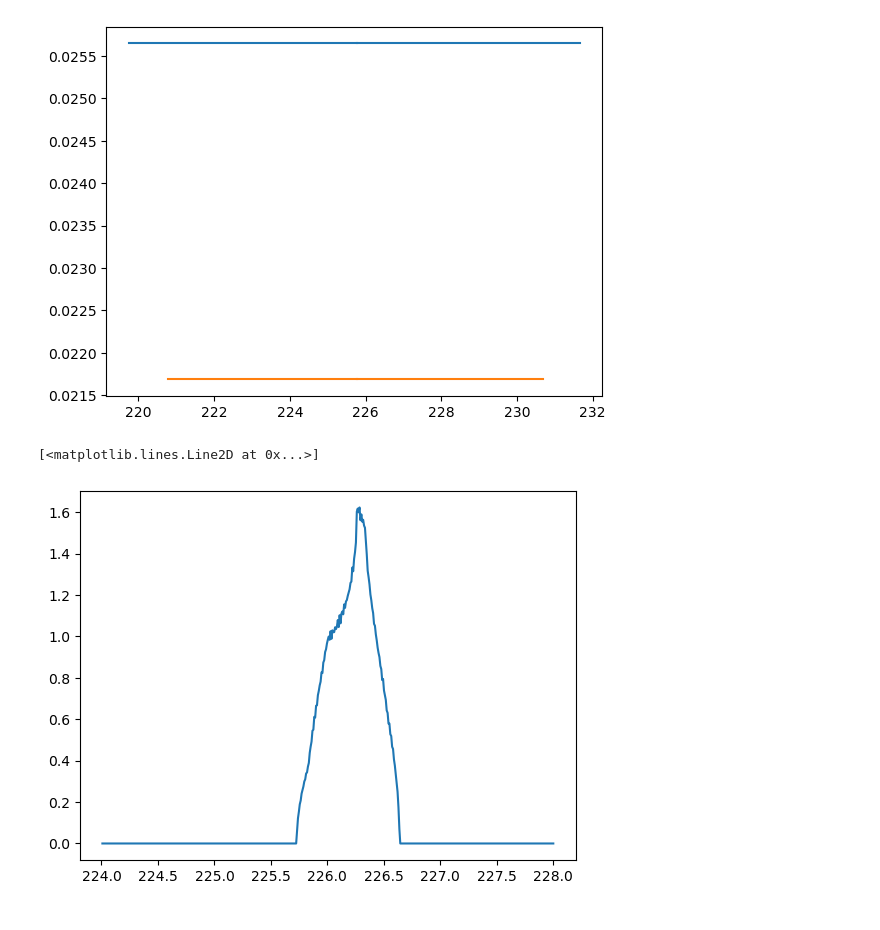
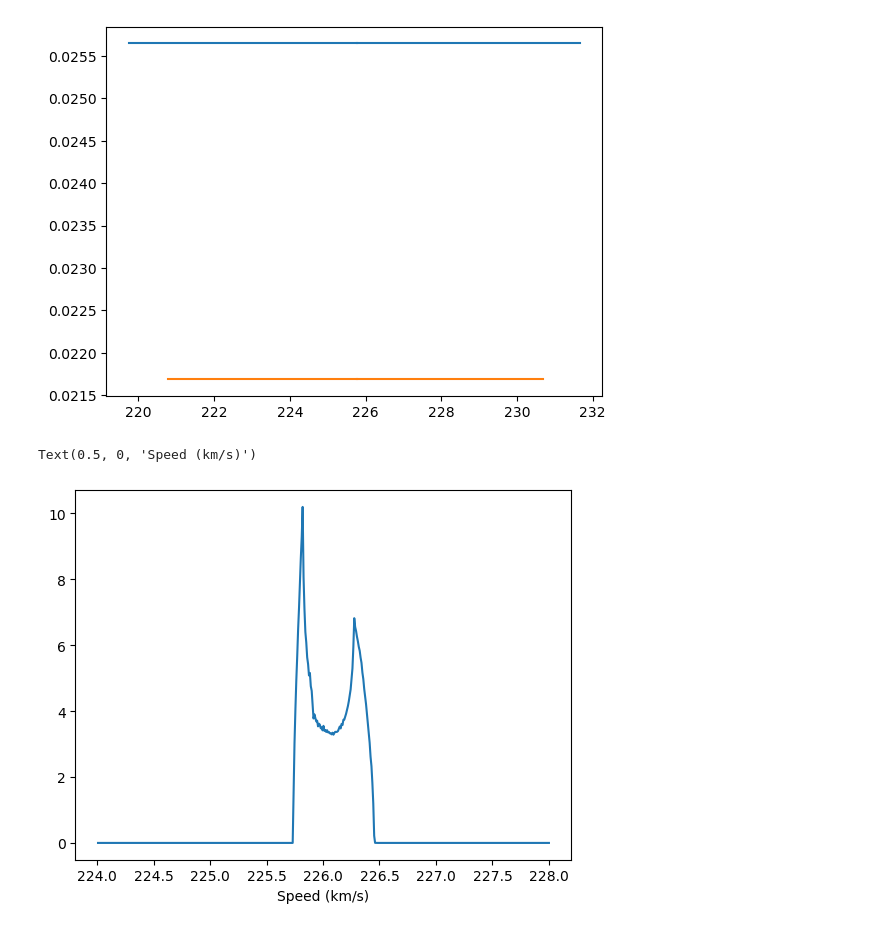
Before and after one commit to shauryagarg145/dark-matter-waves, a Jupyter notebook: annual.ipynb, the cells around one changed output. Drawn from its saved outputs; the diff is of its cells as text; code cells hidden in the pictures.

```diff
--- a/annual.ipynb
+++ b/annual.ipynb
@@ -267,10 +267,10 @@ plt.plot(vloc2, dens2)
 [figure]
 # %%
 
-
+# 365.256363 / 2 - 0.5
 t0 = Time("2013-06-22 00:00:00") + 0 * u.day
-time = t0 + (365.256363 / 2 - 0.5) * u.day
-site = EarthLocation(lat=51.4779 * u.deg, lon=-0.0015 * u.deg, height=45 * u.m)
+time = t0 + (183) * u.day
+site = EarthLocation(lat=51.4779 * u.deg, lon=-0 * u.deg, height=45 * u.m)
 start  = sun_to_lab_position(t0, site, frame="ecliptic")
 
 
@@ -279,7 +279,7 @@ vel_str = (spd * start[0] / start[1]).value
 bins = np.linspace(224, 228, 500)
 vals = np.zeros(len(bins) - 1)
 
-for day in np.linspace(0, 1, 100):
+for day in np.linspace(0, 1, 400):
     res = sun_to_lab_position(time + day * u.day, site, frame="ecliptic")
     vlab = res[2].value.T
     speed = res[3].value
@@ -326,6 +326,7 @@ for day in np.linspace(0, 1, 100):
     vals += np.histogram(vloc2, bins, weights = dens2)[0]
 # %%
 plt.plot(bins[1:], vals)
+plt.xlabel("Speed (km/s)")
 # %% [output]
-[<matplotlib.lines.Line2D at 0x...>]
+Text(0.5, 0, 'Speed (km/s)')
-[figure, old version]
+[figure, new version]
```
Also changed, not shown: parts of 5 cells of this notebook.
